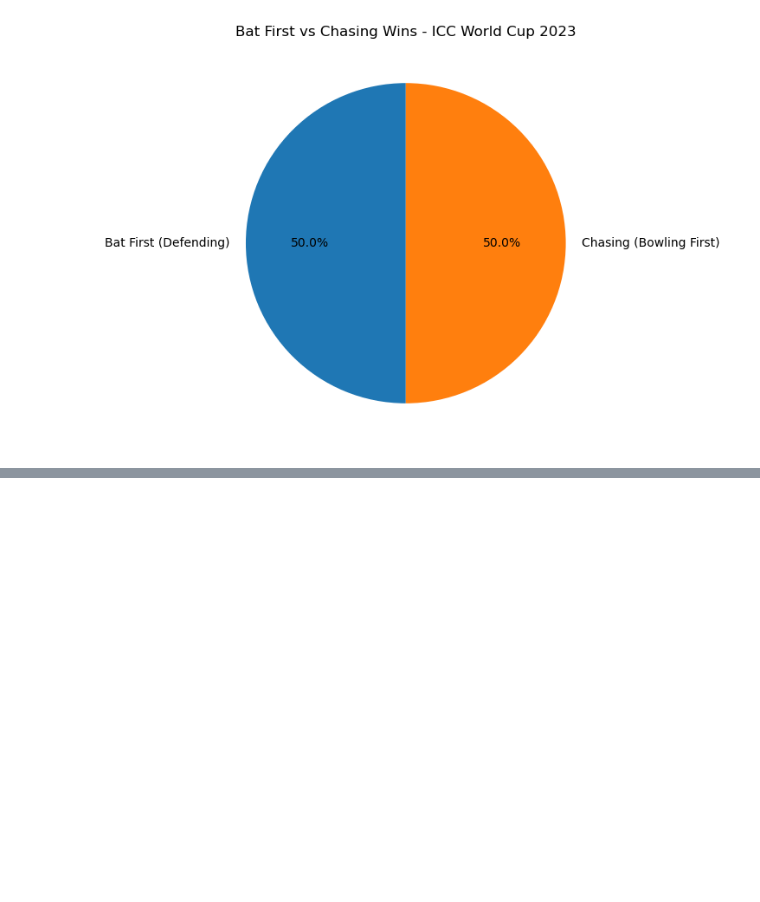
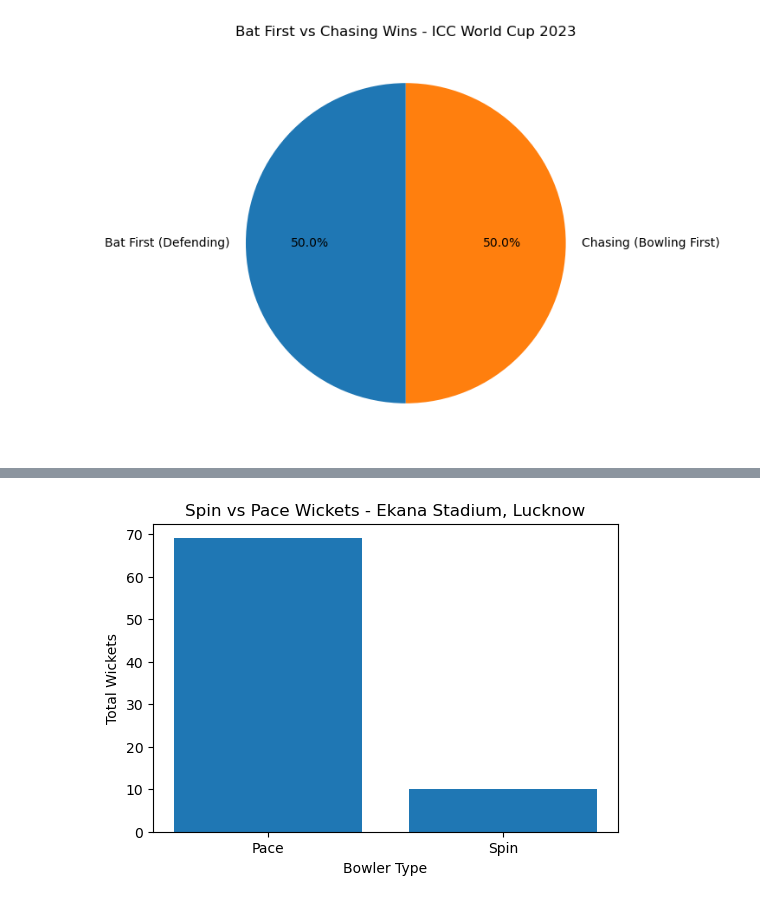
Before and after one commit to Harshal1848/EDA_PROJECT_ICC_ODI_WC_2023, a Jupyter notebook: Analysis.ipynb, the cells around one changed output, grey strips where cells are left out. Cells and saved outputs as stored; diff of their text form; code cells hidden in the pictures; blank space fills up the shorter version.

```diff
--- a/Analysis.ipynb
+++ b/Analysis.ipynb
@@ -763,0 +805,15 @@ Shows consistency of each team.
+# %%
+venue = "Bharat Ratna Shri Atal Bihari Vajpayee Ekana Cricket Stadium, Lucknow"
+
+data = wickets[wickets["venue"] == venue]
+
+stats = data.groupby("bowler_type").size()
+
+plt.figure(figsize=(6,4))
+plt.bar(stats.index, stats.values)
+plt.title("Spin vs Pace Wickets - Ekana Stadium, Lucknow")
+plt.xlabel("Bowler Type")
+plt.ylabel("Total Wickets")
+plt.show()
+# %% [output]
+[figure, added]
```
Also changed, not shown: parts of 27 cells of this notebook, 11 other files.
